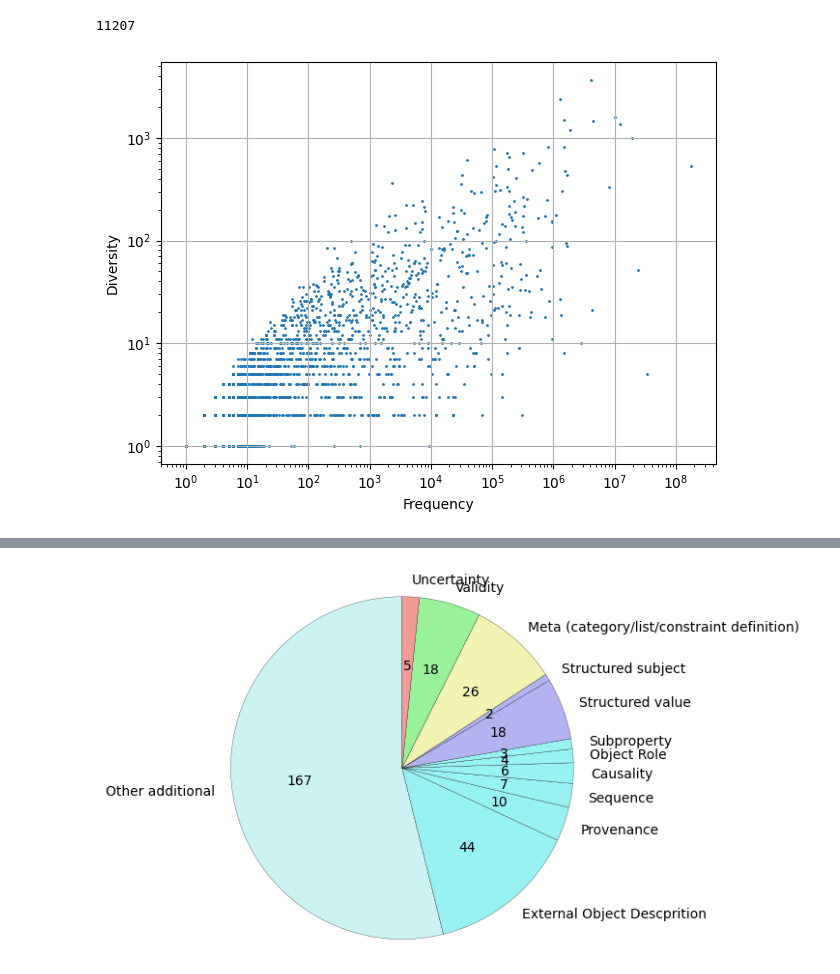
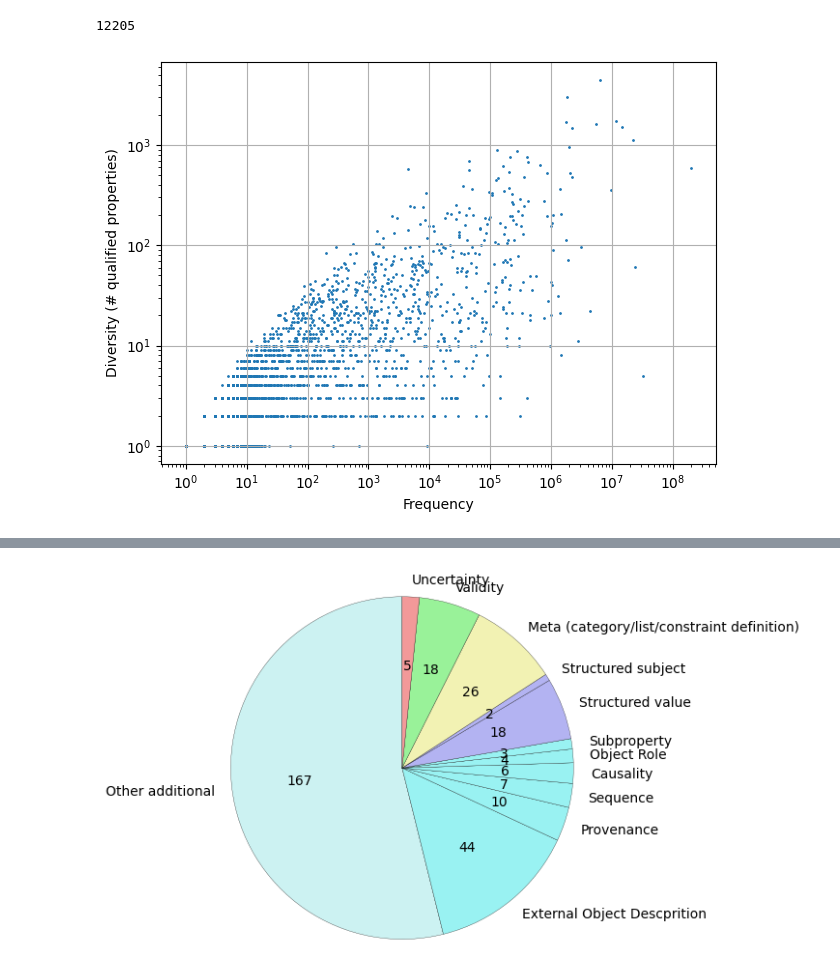
Before and after one commit to cui-ke/wikidata-qualifiers, a Jupyter notebook: src/stats/q-analysis-plots.ipynb, the cells around one changed output, grey strips where cells are left out. Saved outputs shown, nothing was run; the diff lists cells and outputs as text; code cells hidden in the pictures.

```diff
--- a/src/stats/q-analysis-plots.ipynb
+++ b/src/stats/q-analysis-plots.ipynb
@@ -1,15 +1,24 @@
 # %%
 import json
-with open('../../stats/2023-10-25/stmtByQualifier.json') as json_data:
-    freq = json.load(json_data)
 
-with open('../../stats/2023-10-25/stmtByPropertyByQualifier.json') as json_data:
-    div = json.load(json_data)
+STATDIR = '../../stats/2025-01-01/'
+
+with open(STATDIR+'q-count.json') as json_data:
+    qf = json.load(json_data)
+
+with open(STATDIR+'q-p-freq.json') as json_data:
+    qpf = json.load(json_data)
+
+with open(STATDIR+'prop-names.json') as pnmf :
+    pname = json.load(pnmf)
+
+with open(STATDIR+'p-count.json') as fpf :
+    pf = json.load(fpf)
 
 ff = []
-dd = []
-for q in div:
+ab = []
+for q in qpf:
     ff.append(freq[q])
-    dd.append(len(div[q]))
+    ab.append(len(qpf[q]))
 print(len(dd))
 # %% [output]
@@ -37,24 +63,24 @@ plt.show()
 # %%
 import matplotlib.pyplot as plt
 import numpy as np
 
 import matplotlib.cbook as cbook
 
 fig, ax = plt.subplots()
 # ax.scatter(delta1[:-1], delta1[1:], c=close, s=volume, alpha=0.5)
 
 print(len(ff))
-ax.scatter(ff, dd, s=1)
+ax.scatter(ff, ab, s=1)
 
 ax.set_xlabel(r'Frequency', fontsize=10)
-ax.set_ylabel(r'Diversity', fontsize=10)
+ax.set_ylabel(r'Diversity (# qualified properties)', fontsize=10)
 #ax.set_title('Diversity / Frequency Plot')
 ax.set_xscale('log')
 ax.set_yscale('log')
 ax.grid(True)
 fig.tight_layout()
 plt.savefig('fig-freq-nbqprop.pdf')
 plt.show()
 # %% [output]
-11207
+12205
-[figure, old version]
+[figure, new version]
```
Also changed, not shown: parts of 6 cells of this notebook, 17 other files.
